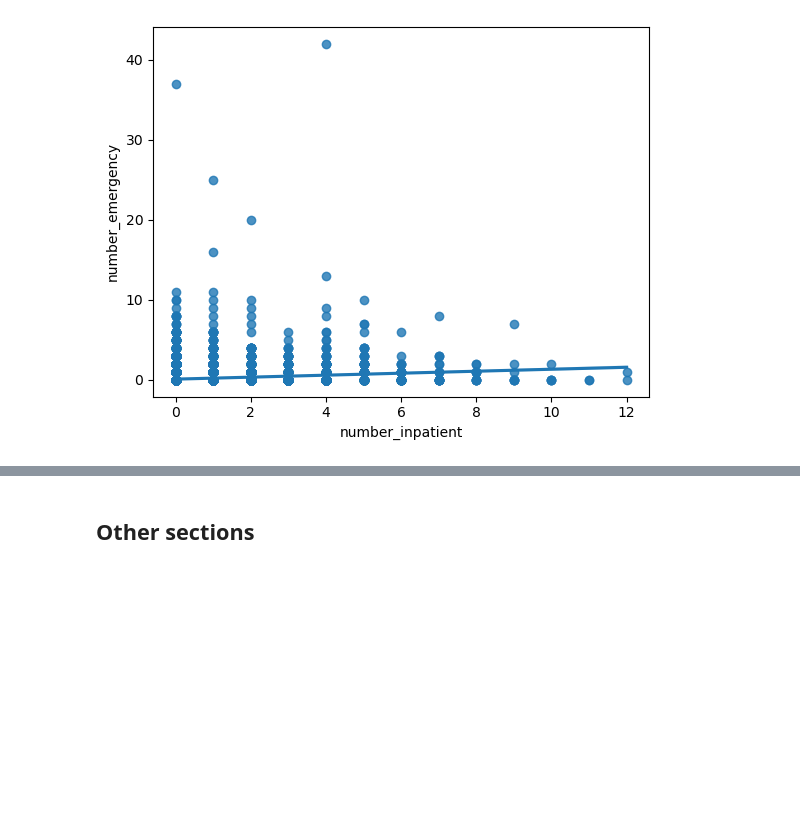
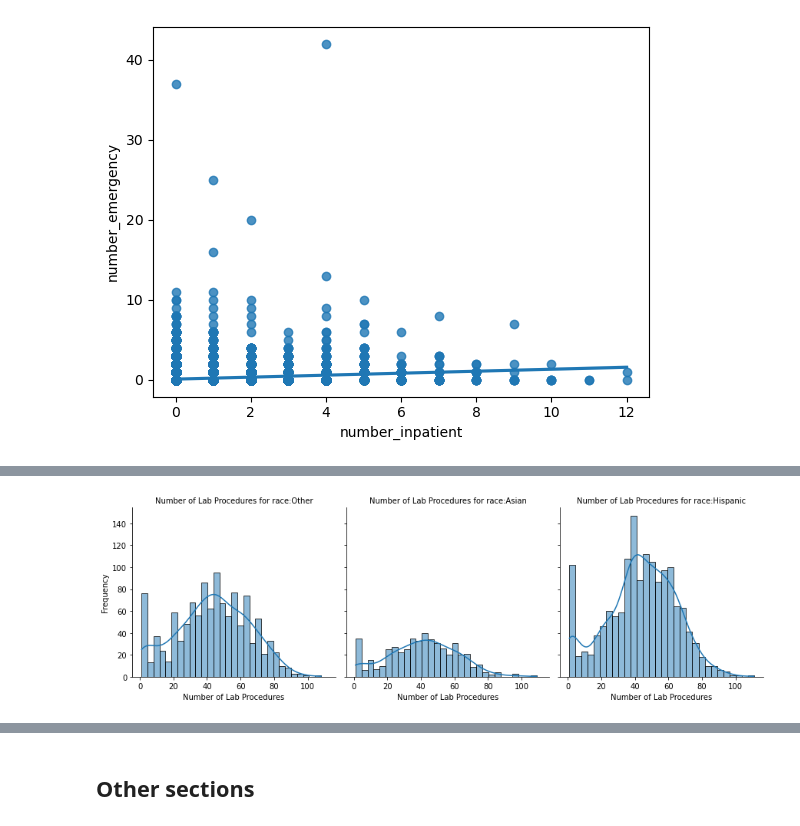
Before and after one commit to Chimichongo/STAT303_GROUP, a Jupyter notebook: Project_Womp_Code.ipynb, the cells around one changed output, grey strips where cells are left out. Cells and saved outputs as stored; diff of their text form; code cells hidden in the pictures; blank space fills up the shorter version.

```diff
--- a/Project_Womp_Code.ipynb
+++ b/Project_Womp_Code.ipynb
@@ -466,0 +537,18 @@ plt.show()
+# %%
+# Exclude rows with race "Caucasian"
+filtered_data = data[(data['race'] != 'Caucasian') & (data['race'] != 'AfricanAmerican')]
+
+# Create a FacetGrid with 'race' as the column variable, col_wrap=5 to display 5 plots in each row
+g = sns.FacetGrid(filtered_data, col='race', height=4, col_wrap=5)
+
+# Map the histogram on the grid for each race
+g.map(sns.histplot, 'num_lab_procedures', bins=30, kde=True)
+
+# Set titles and labels
+g.set_titles('Number of Lab Procedures for race:{col_name}')
+g.set_axis_labels('Number of Lab Procedures', 'Frequency')
+
+# Show the plot
+plt.show()
+# %% [output]
+[figure, added]
```
Also changed, not shown: parts of 15 cells of this notebook.
